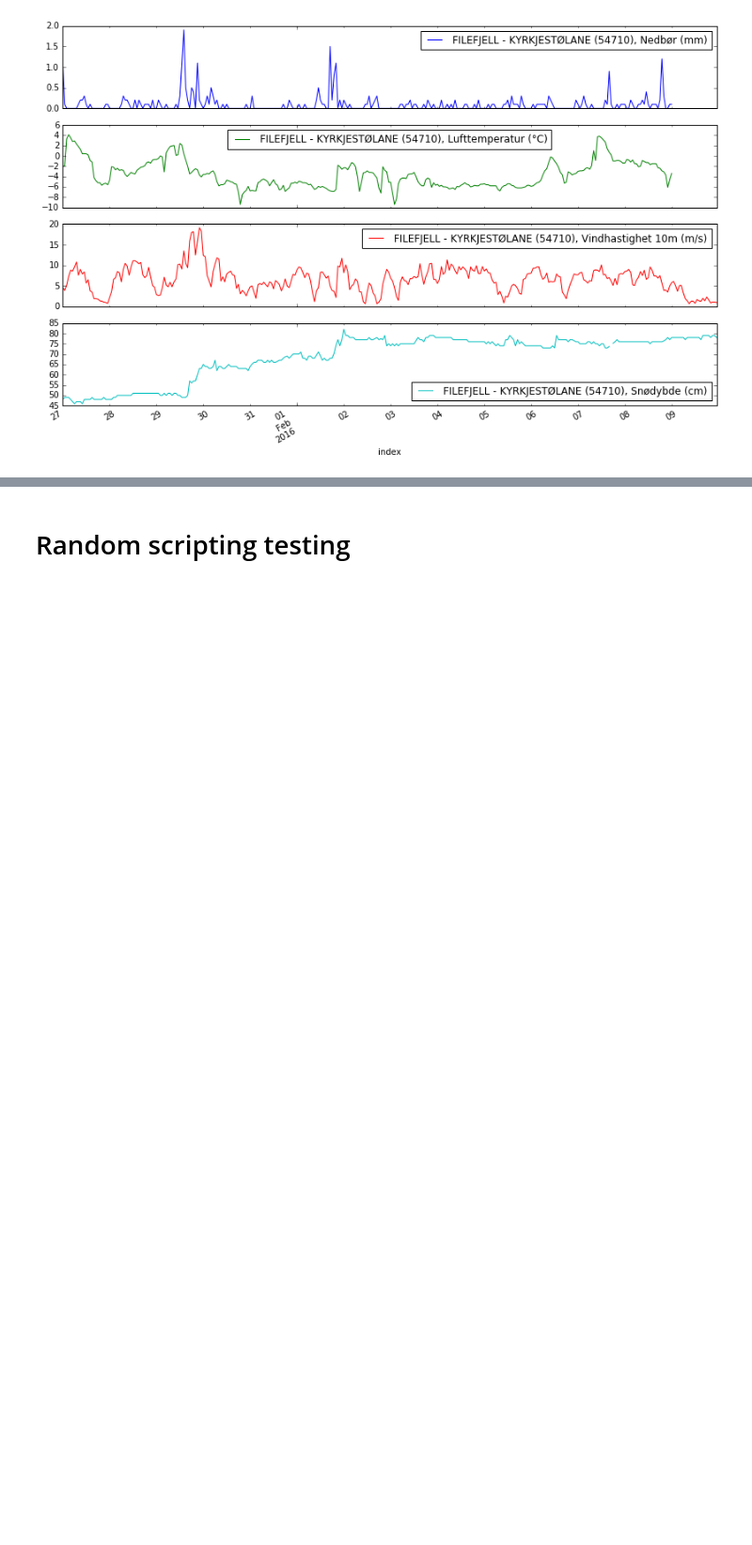
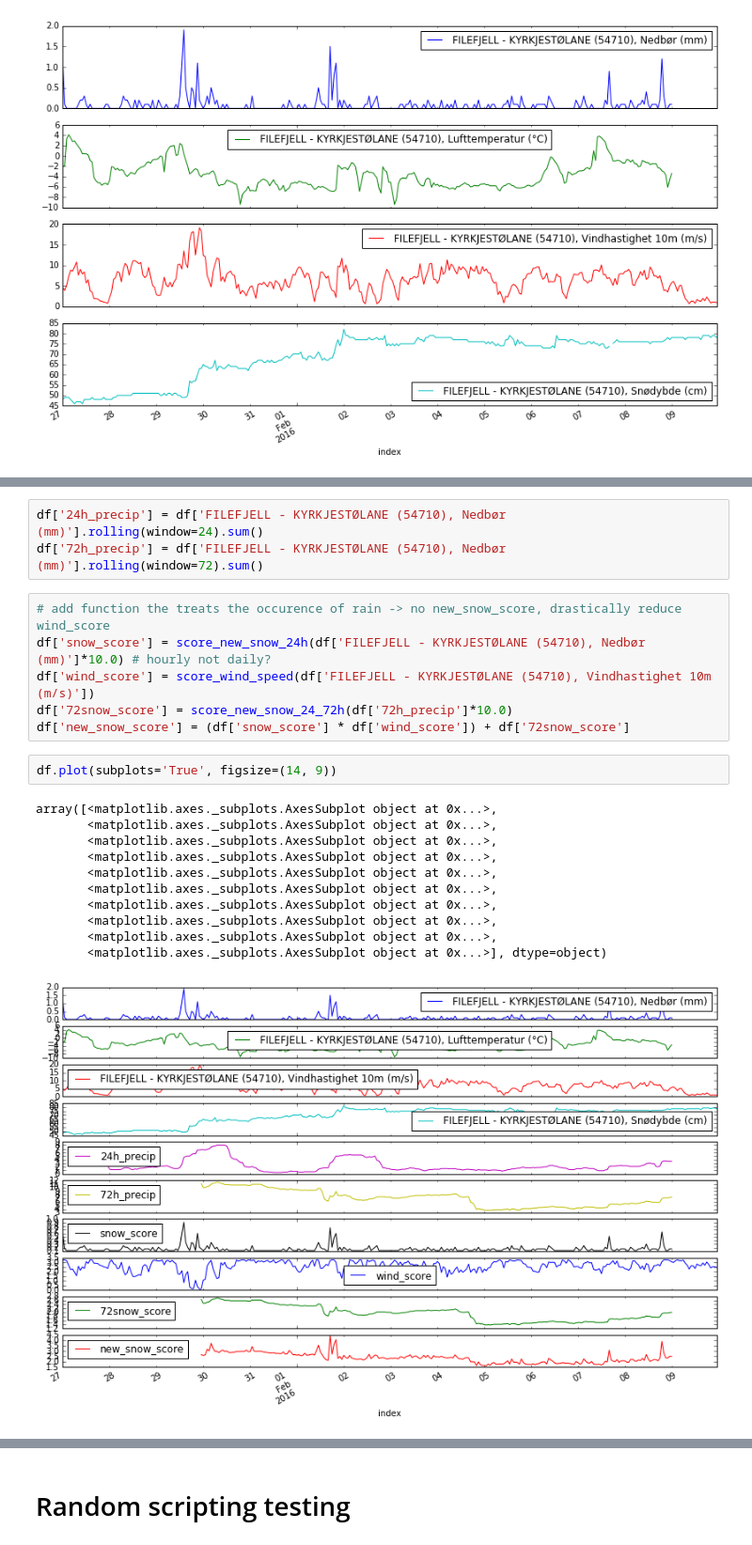
Before and after one commit to kmunve/APS, a Jupyter notebook: aps/notebooks/new_snow_problem.ipynb, the cells around one changed output, grey strips where cells are left out. Shown at 94% size. Cells and saved outputs as stored; diff of their text form; blank space fills up the shorter version.

```diff
--- a/aps/notebooks/new_snow_problem.ipynb
+++ b/aps/notebooks/new_snow_problem.ipynb
@@ -166,0 +180,23 @@ array([<matplotlib.axes._subplots.AxesSubplot object at 0x...>,
+# %%
+df['24h_precip'] = df['FILEFJELL - KYRKJESTØLANE (54710), Nedbør (mm)'].rolling(window=24).sum()
+df['72h_precip'] = df['FILEFJELL - KYRKJESTØLANE (54710), Nedbør (mm)'].rolling(window=72).sum()
+# %%
+# add function the treats the occurence of rain -> no new_snow_score, drastically reduce wind_score
+df['snow_score'] = score_new_snow_24h(df['FILEFJELL - KYRKJESTØLANE (54710), Nedbør (mm)']*10.0) # hourly not daily?
+df['wind_score'] = score_wind_speed(df['FILEFJELL - KYRKJESTØLANE (54710), Vindhastighet 10m (m/s)'])
+df['72snow_score'] = score_new_snow_24_72h(df['72h_precip']*10.0)
+df['new_snow_score'] = (df['snow_score'] * df['wind_score']) + df['72snow_score']
+# %%
+df.plot(subplots='True', figsize=(14, 9))
+# %% [output]
+array([<matplotlib.axes._subplots.AxesSubplot object at 0x...>,
+       <matplotlib.axes._subplots.AxesSubplot object at 0x...>,
+       <matplotlib.axes._subplots.AxesSubplot object at 0x...>,
+       <matplotlib.axes._subplots.AxesSubplot object at 0x...>,
+       <matplotlib.axes._subplots.AxesSubplot object at 0x...>,
+       <matplotlib.axes._subplots.AxesSubplot object at 0x...>,
+       <matplotlib.axes._subplots.AxesSubplot object at 0x...>,
+       <matplotlib.axes._subplots.AxesSubplot object at 0x...>,
+       <matplotlib.axes._subplots.AxesSubplot object at 0x...>,
+       <matplotlib.axes._subplots.AxesSubplot object at 0x...>], dtype=object)
+[figure, added]
```
Also changed, not shown: parts of 14 cells of this notebook.
